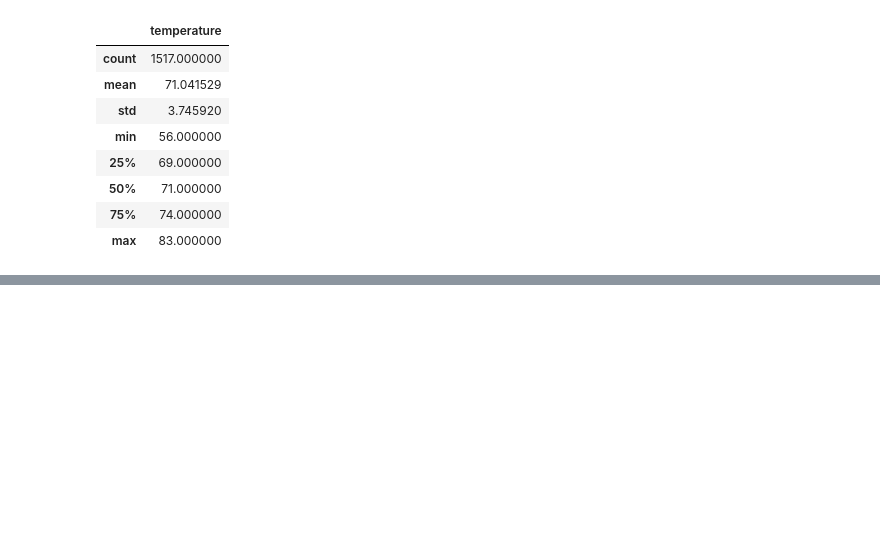
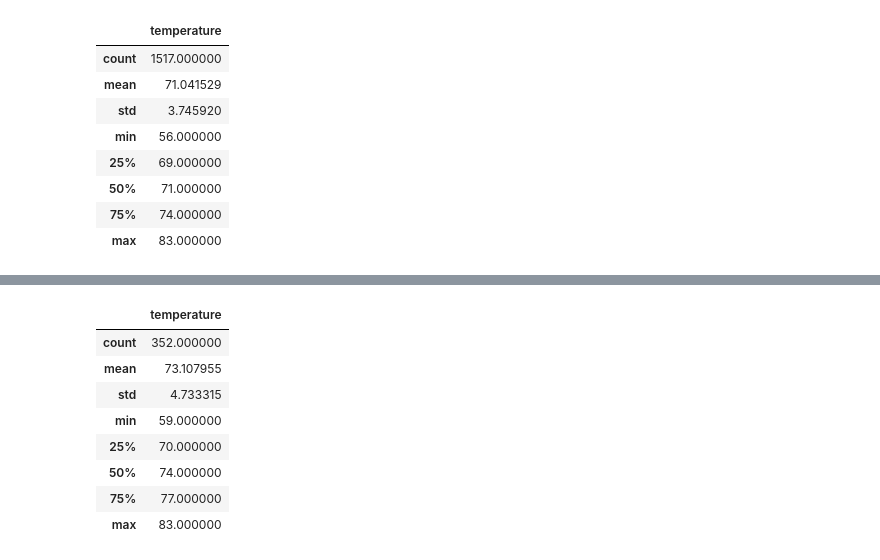
Before and after one commit to tabithacharlotte/surfs_up, a Jupyter notebook: SurfsUp_Challenge.ipynb, the cells around one changed output, grey strips where cells are left out. Saved outputs shown, nothing was run; the diff lists cells and outputs as text; code cells hidden in the pictures; blank space fills up the shorter version.

```diff
--- a/SurfsUp_Challenge.ipynb
+++ b/SurfsUp_Challenge.ipynb
@@ -118,3 +119,12 @@ dec_temp_df.describe()
 | 50% | 71.000000 |
 | 75% | 74.000000 |
 | max | 83.000000 |
+# %%
+prev_year = dt.date(2017, 8, 23) - dt.timedelta(days=365)
+# Choose the station with the highest number of temperature observations.
+# Query the last 12 months of temperature observation data for this station and plot the results as a histogram
+results3 = session.query(Measurement.tobs).\
+filter(Measurement.station == 'USC00519281').\
+filter(Measurement.date >= prev_year).all()
+prev_year_temp_df = pd.DataFrame(results3, columns=['temperature'])
+print(prev_year_temp_df)
@@ -120,0 +146,12 @@ dec_temp_df.describe()
+# %%
+prev_year_temp_df.describe()
+# %% [output]
+|  | temperature |
+| count | 352.000000 |
+| mean | 73.107955 |
+| std | 4.733315 |
+| min | 59.000000 |
+| 25% | 70.000000 |
+| 50% | 74.000000 |
+| 75% | 77.000000 |
+| max | 83.000000 |
```
Also changed, not shown: parts of 5 cells of this notebook, 7 other files.
